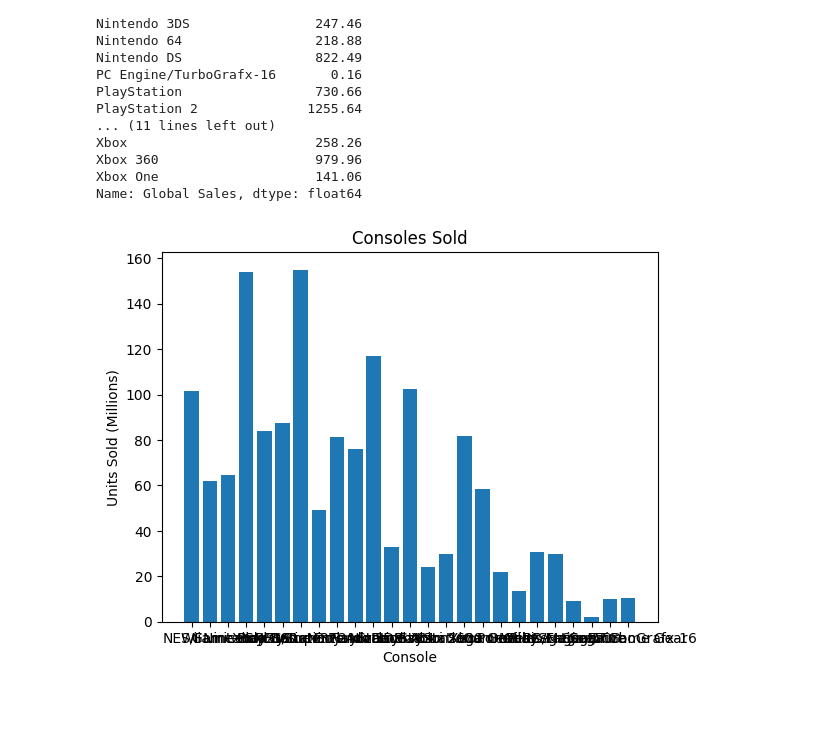
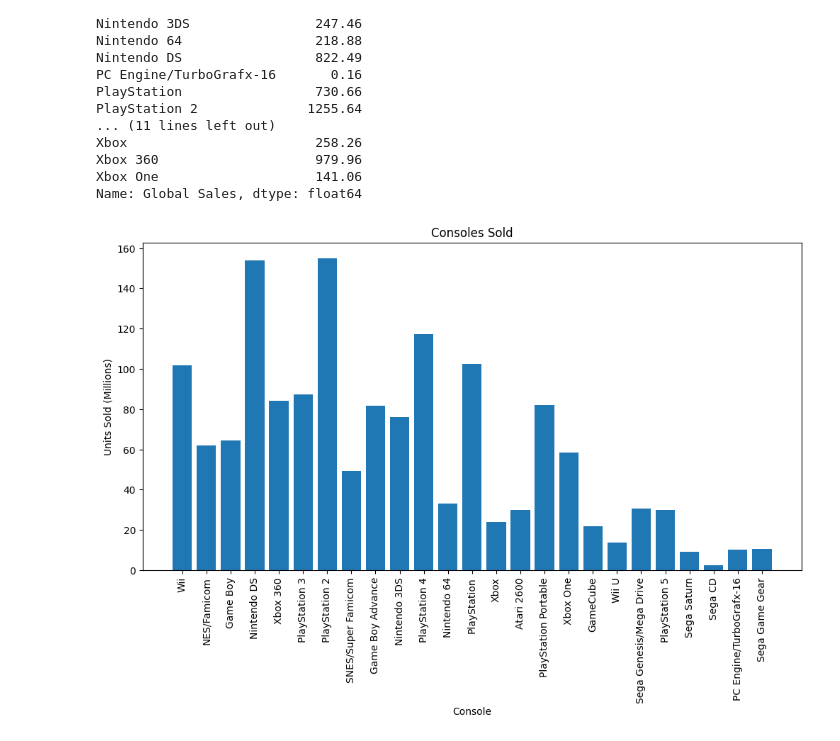
Before and after one commit to V-Pool/vg_sales, a Jupyter notebook: sales.ipynb, the cells around one changed output. Saved outputs shown, nothing was run; the diff lists cells and outputs as text; code cells hidden in the pictures; blank space fills up the shorter version.

Commit message:
adjusting bar chart

```diff
--- a/sales.ipynb
+++ b/sales.ipynb
@@ -440,12 +472,14 @@ Xbox 360                    979.96
 Xbox One                    141.06
 Name: Global Sales, dtype: float64
 # %%
+plt.figure(figsize=(12, 6))
 plt.bar(merged_col_rename['Platform'], merged_col_rename['Consoles Sold'])
 plt.title('Consoles Sold')
 plt.xlabel('Console')
+plt.xticks(rotation=90)
 plt.ylabel('Units Sold (Millions)')
 plt.show()
 # %% [output]
-[figure, old version]
+[figure, new version]
 # %%
 merged_col_rename.to_csv('data\\cleaned_combined.csv')
```
Also changed, not shown: parts of 9 cells of this notebook.
